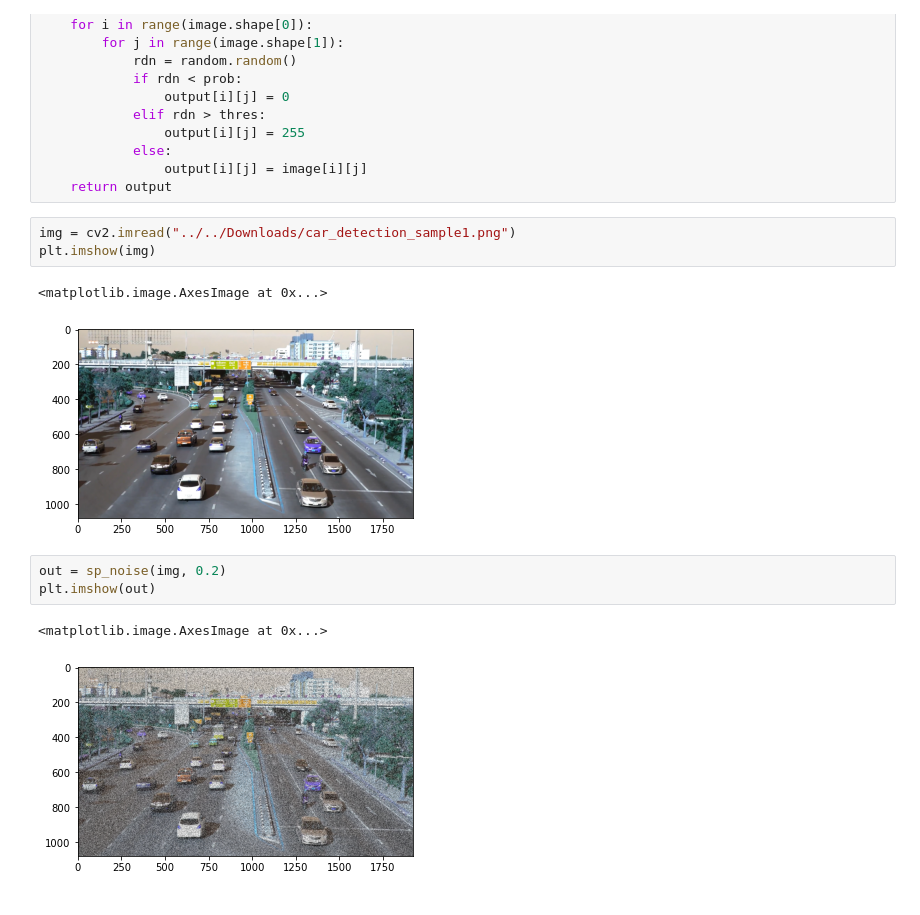
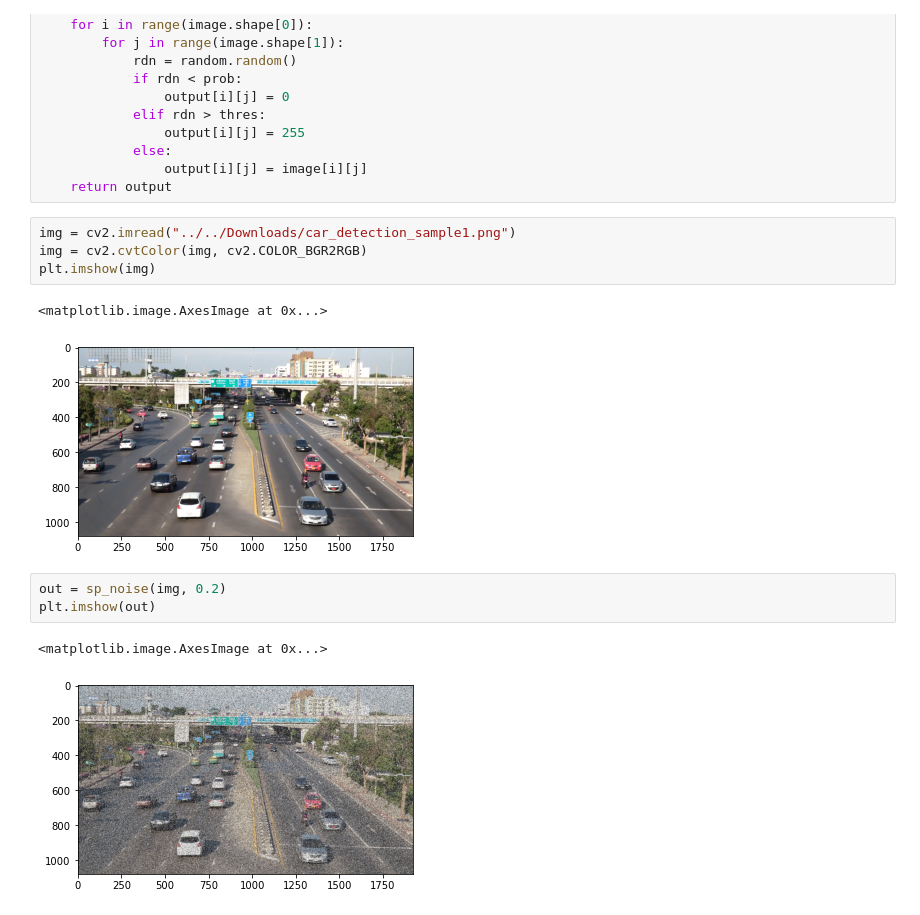
Before and after one commit to rettholzapfel33/Noisey-image, a Jupyter notebook: test_sp.ipynb, the cells around one changed output. Drawn from its saved outputs; the diff is of its cells as text.

```diff
--- a/test_sp.ipynb
+++ b/test_sp.ipynb
@@ -24,13 +24,14 @@ def sp_noise(image, prob=0.01):
     return output
 # %%
 img = cv2.imread("../../Downloads/car_detection_sample1.png")
+img = cv2.cvtColor(img, cv2.COLOR_BGR2RGB)
 plt.imshow(img)
 # %% [output]
 <matplotlib.image.AxesImage at 0x...>
-[figure, old version]
+[figure, new version]
 # %%
 out = sp_noise(img, 0.2)
 plt.imshow(out)
 # %% [output]
 <matplotlib.image.AxesImage at 0x...>
-[figure, old version]
+[figure, new version]
```
Also changed, not shown: 3 other files.
